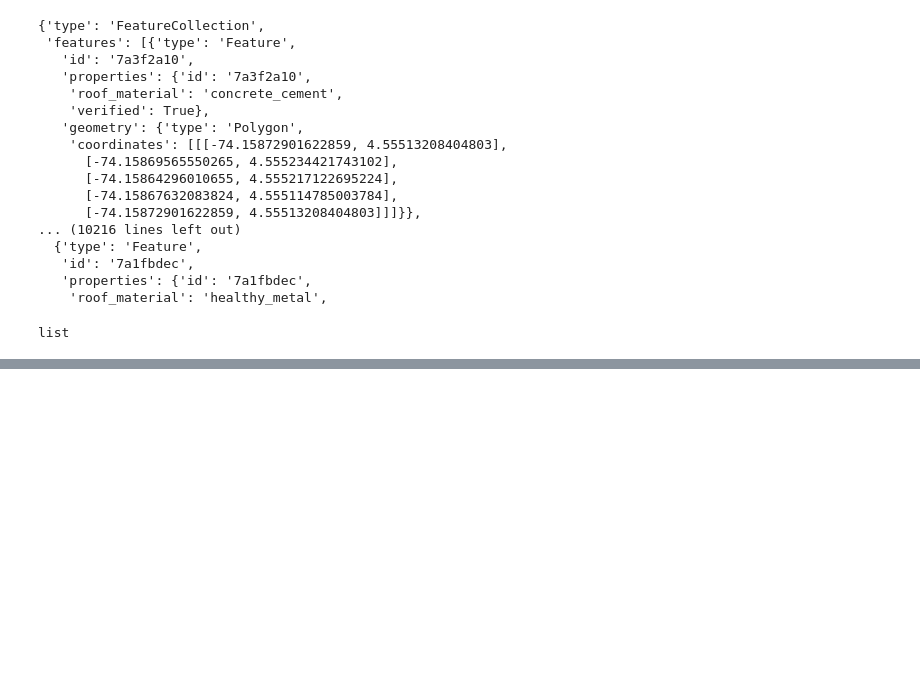
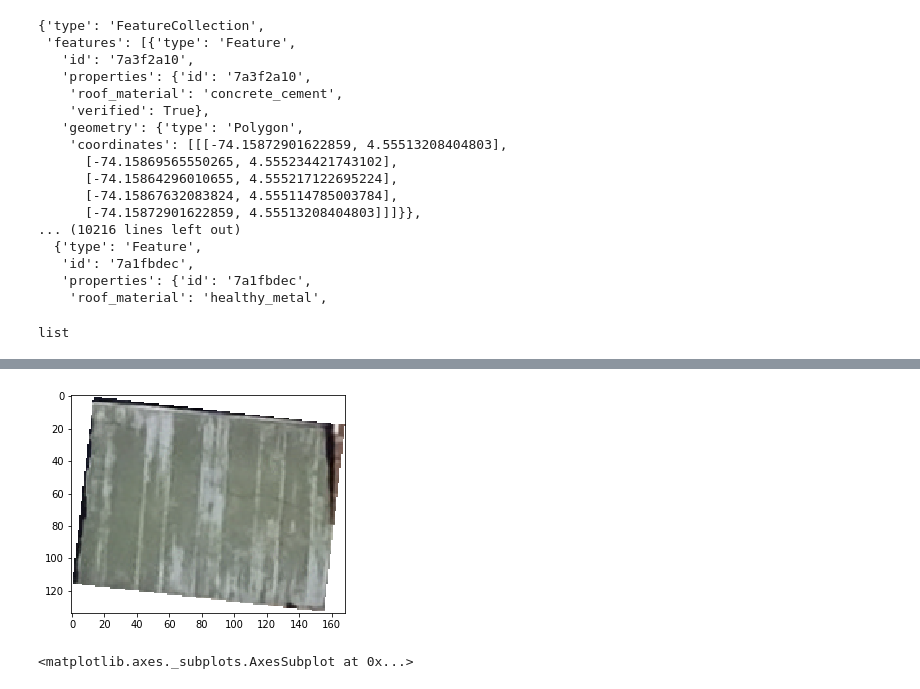
Before and after one commit to tamara-glazer/satellite-image-processing, a Jupyter notebook: map_get_geojson_final.ipynb, the cells around one changed output, grey strips where cells are left out. Saved outputs shown, nothing was run; the diff lists cells and outputs as text; code cells hidden in the pictures; blank space fills up the shorter version.

```diff
--- a/map_get_geojson_final.ipynb
+++ b/map_get_geojson_final.ipynb
@@ -460,5 +231,0 @@ with rasterio.open('https://mapping-disaster-risk.s3.amazonaws.com/tst3.tif') as
-# %%
-
-with rasterio.open(URL) as tiff:
-    print(tiff.meta)
-    #tiff.read(1)
@@ -477,9 +231,0 @@ TypeError: string argument without an encoding
-# %%
-from rio_tiler.io import cogeo
-
-tile, mask = cogeo.tile(
-  'https://mapping-disaster-risk.s3.amazonaws.com/mixco_3_ortho-cog.tif',
-  0,
-  1,
-  1,
-)
@@ -487,0 +245,12 @@ TileOutsideBounds: Tile 1/0/1 is outside image bounds
+# %%
+# SERIALIZE TRANSFORM IF NECESSARY
+#     Given building footprints, executes an affine transformation on each
+#     coordinate pair to output a new coordinate pair based on a provided
+#     coordinate reference system (crs) from the corresponding geotiff file.
+#     Serial since Proj is not natively installed on Lambda.
+
+transformed_polygons = []
+
+for polygon in all_polygons[0]: # why is index on 0 necessary again?
+    transformed = transform_coordinates_UML(polygon)
+    transformed_polygons.append(transformed)
@@ -487,0 +293,9 @@ TileOutsideBounds: Tile 1/0/1 is outside image bounds
+# %%
+image_list = []
+
+for polygon in transformed_polygons:
+    rv = {}
+    array = get_rooftop_array_after_mask(polygon)
+    rv['roof_material'] = polygon['roof_material']
+    rv['img_array'] = array
+    image_list.append(rv)
@@ -487,0 +322,5 @@ TileOutsideBounds: Tile 1/0/1 is outside image bounds
+# %%
+show(image_list[130]['img_array'])
+# %% [output]
+[figure, added]
+<matplotlib.axes._subplots.AxesSubplot at 0x...>
```
Also changed, not shown: parts of 55 cells of this notebook.
